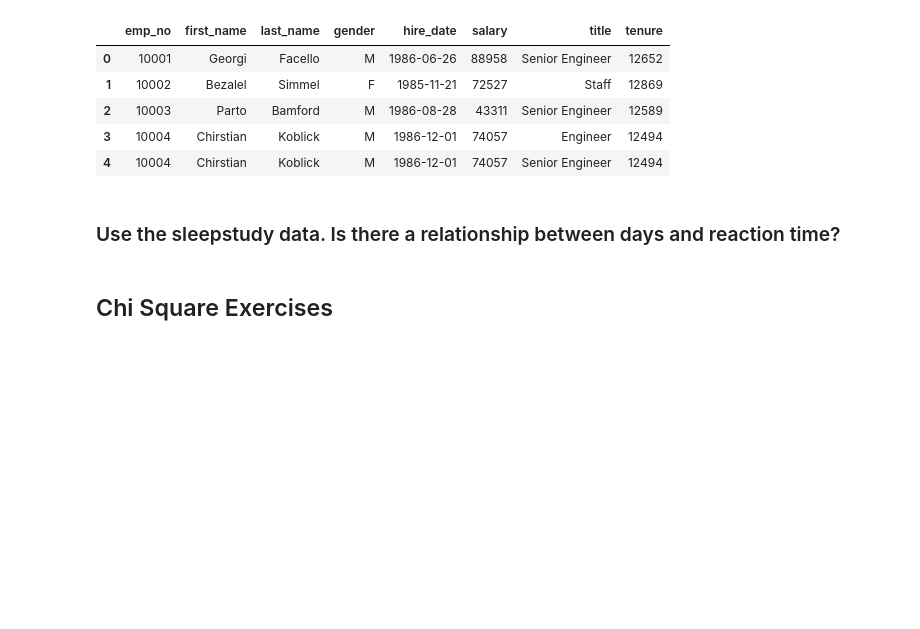
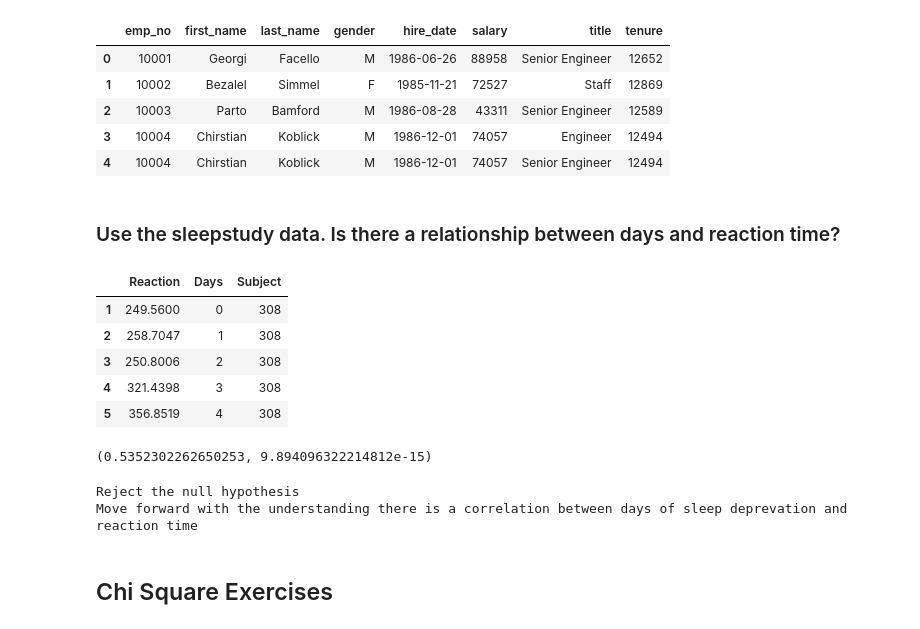
Before and after one commit to justin-m-sullivan/statistics-exercises, a Jupyter notebook: hypothesis_testing.ipynb, the cells around one changed output. Drawn from its saved outputs; the diff is of its cells as text; code cells hidden in the pictures; blank space fills up the shorter version.

Commit message:
adding code for correlation testing exercise 3

```diff
--- a/hypothesis_testing.ipynb
+++ b/hypothesis_testing.ipynb
@@ -380,3 +381,13 @@ employees.head()
 merged = pd.merge(employees, countref, how='left', on='emp_no')
 # %% [markdown]
 ### Use the sleepstudy data. Is there a relationship between days and reaction time?
+# %%
+sleepstudy = data('sleepstudy')
+sleepstudy.head()
+# %% [output]
+|  | Reaction | Days | Subject |
+| 1 | 249.5600 | 0 | 308 |
+| 2 | 258.7047 | 1 | 308 |
+| 3 | 250.8006 | 2 | 308 |
+| 4 | 321.4398 | 3 | 308 |
+| 5 | 356.8519 | 4 | 308 |
@@ -383,3 +399,17 @@ merged = pd.merge(employees, countref, how='left', on='emp_no')
+# %%
+corr, p = stats.pearsonr(sleepstudy.Reaction, sleepstudy.Days)
+corr, p
+# %% [output]
+(0.5352302262650253, 9.894096322214812e-15)
+# %%
+if p < a:
+    print("Reject the null hypothesis")
+    print("Move forward with the understanding there is a correlation between days of sleep deprevation and reaction time")
+else:
+    print("Fail to reject the null hypothesis.")
+# %% [output]
+Reject the null hypothesis
+Move forward with the understanding there is a correlation between days of sleep deprevation and reaction time
 # %% [markdown]
 ## Chi Square Exercises
 # %% [markdown]
```
Also changed, not shown: parts of 2 cells of this notebook.
